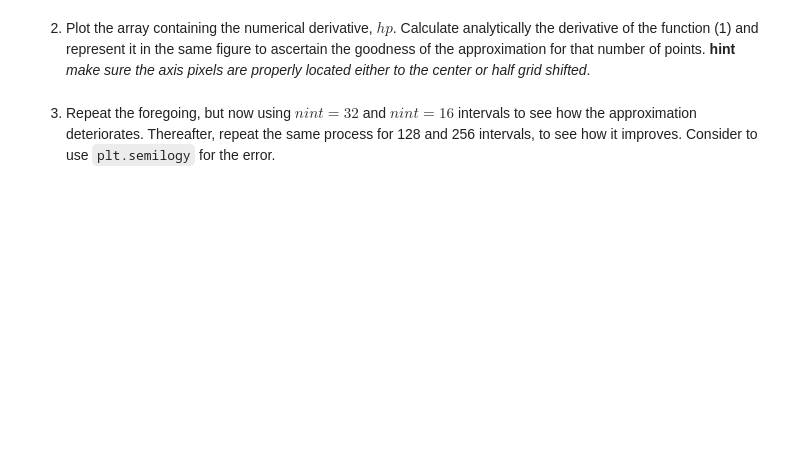
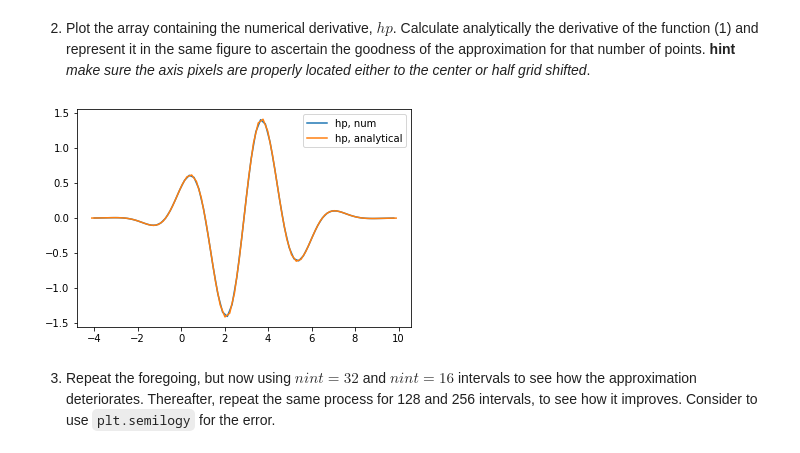
Before and after one commit to AST-Course/AST5110, a Jupyter notebook: ex_1a_v0.5.ipynb, the cells around one changed output. Cells and saved outputs as stored; diff of their text form; code cells hidden in the pictures; blank space fills up the shorter version.

```diff
--- a/ex_1a_v0.5.ipynb
+++ b/ex_1a_v0.5.ipynb
@@ -33,4 +61,52 @@ It will depend on how you created the function that you have $nump$ or $nump−1
 # %% [markdown]
 2. Plot the array containing the numerical derivative, $hp$. Calculate analytically the derivative of the function (1) and represent it in the same figure to ascertain the goodness of the approximation for that number of points. __hint__ _make sure the axis pixels are properly located either to the center or half grid shifted_.
+# %%
+nint = 64
+
+nump = nint +1
+x0 = -4.0
+xf = 10.0
+xx = np.arange(nump)/(nump-1.0)*(xf-x0) + x0
+
+def deriv_dnw(xx, hh, **kwargs):
+    """
+    Returns the downwind 2nd order derivative of hh array respect to xx array.
+    Parameters
+    ----------
+    xx : `array`
+        Spatial axis.
+    hh : `array`
+        Function that depends on xx.
+    Returns
+    -------
+    `array`
+        The downwind 2nd order derivative of hh respect to xx. Last
+        grid point is ill (or missing) calculated.
+    """
+    #u_plus = (-hh[2:] + 4*hh[1:-1] - 3*hh[:-2])/(2*np.abs(xx[0]-xx[1]))
+    u_dev = (hh[1:] - hh[:-1])/(xx[1:]- xx[:-1])
+
+    return u_dev
+
+
+hp = deriv_dnw(xx, h(xx))
+#print(np.shape(hp), np.shape(xx[:-2]))
+
+#plt.plot(xx[:-1], h(xx)[:-1], label="h(x)")
+#plt.plot(xx[:-1], hp, label="hp")
+#plt.legend()
+#plt.show()
+
+
+def hp_analytical(x):
+
+    return -(np.pi/2)*np.sin((np.pi*(x-1)/2))*np.exp(-((x-3)/2.5)**2) + np.cos(np.pi*(x-1)/2)*(-2*((x-3)/2.5)*(1/2.5))*np.exp(-((x-3)/2.5)**2)
+
+plt.plot(xx[:-1], hp, label="hp, num")
+plt.plot(xx-(xx[1]- xx[0])/2, hp_analytical(xx), label="hp, analytical")
+plt.legend()
+plt.show()
+# %% [output]
+[figure, added]
 # %% [markdown]
 3. Repeat the foregoing, but now using $nint= 32$ and $nint= 16$ intervals to see how the approximation deteriorates. Thereafter, repeat the same process for 128 and 256 intervals, to see how it improves. Consider to use `plt.semilogy` for the error.
```
Also changed, not shown: parts of 2 cells of this notebook.
